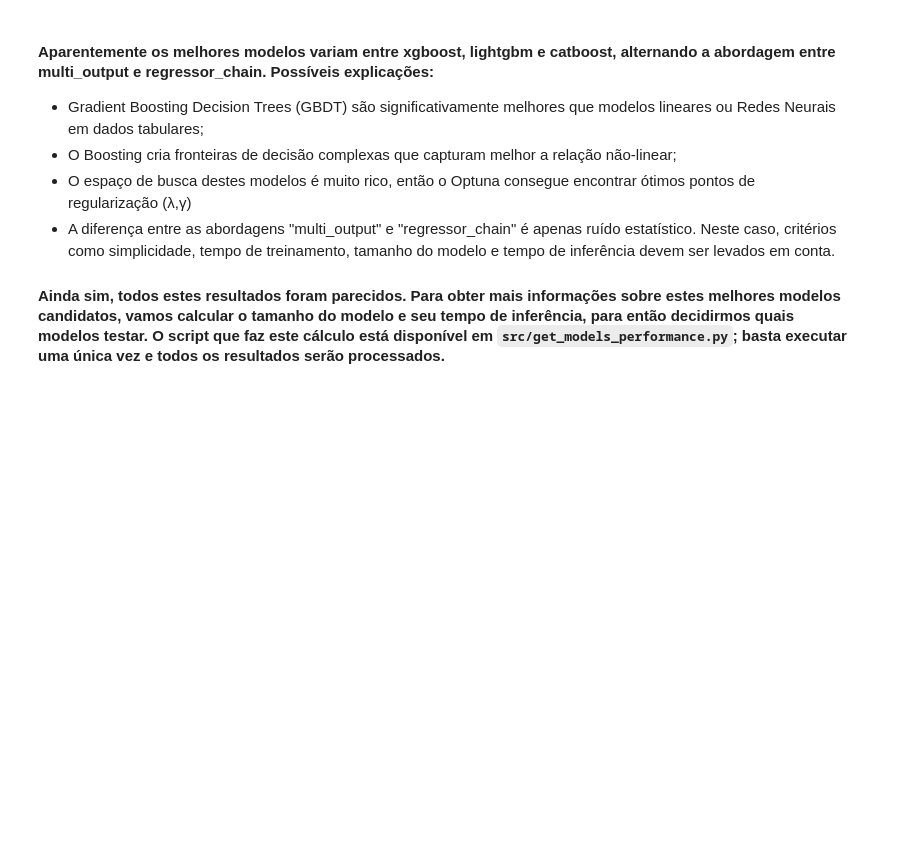
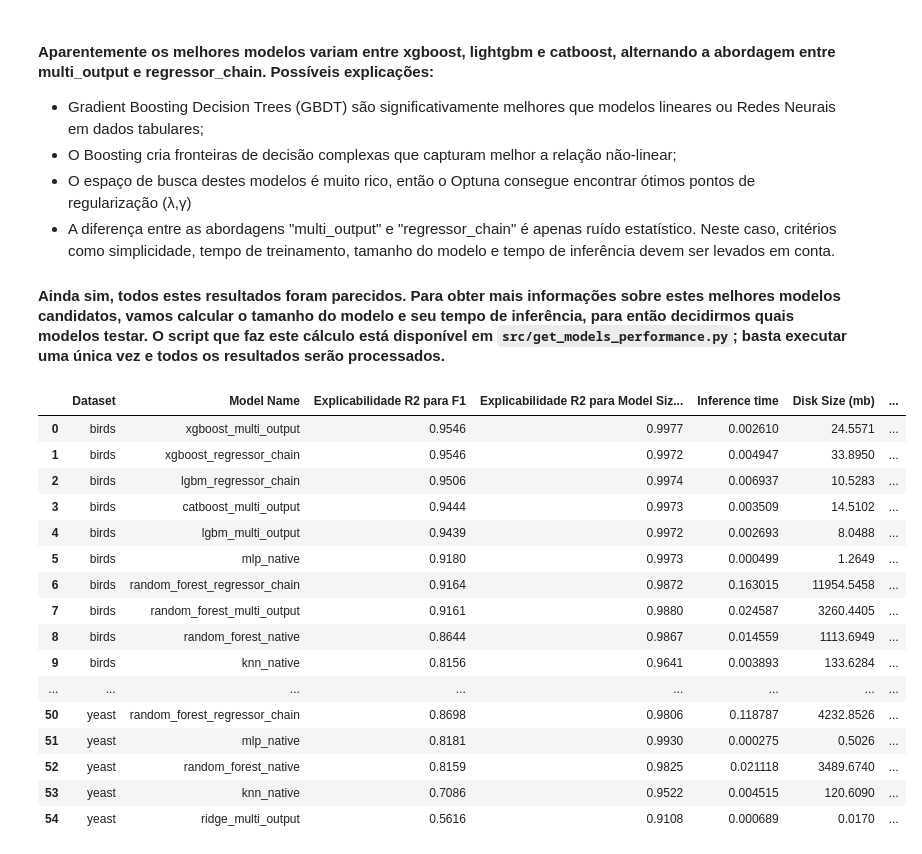
Before and after one commit to DemoreDev/SurrogateProject, a Jupyter notebook: notebooks/03_exploring_results.ipynb, the cells around one changed output. Cells and saved outputs as stored; diff of their text form; code cells hidden in the pictures; blank space fills up the shorter version.

Commit message:
termina de processar os resultados dos experimentos

```diff
--- a/notebooks/03_exploring_results.ipynb
+++ b/notebooks/03_exploring_results.ipynb
@@ -39,3 +39,24 @@ for df in dfs:
 - A diferença entre as abordagens "multi_output" e "regressor_chain" é apenas ruído estatístico. Neste caso, critérios como simplicidade, tempo de treinamento, tamanho do modelo e tempo de inferência devem ser levados em conta.
 
 #### Ainda sim, todos estes resultados foram parecidos. Para obter mais informações sobre estes melhores modelos candidatos, vamos calcular o tamanho do modelo e seu tempo de inferência, para então decidirmos quais modelos testar. O script que faz este cálculo está disponível em `src/get_models_performance.py`; basta executar uma única vez e todos os resultados serão processados.
+# %%
+df_proc = pd.read_csv("../experiments_results/processed/all_results.csv")
+display(df_proc)
+# %% [output]
+|  | Dataset | Model Name | Explicabilidade R2 para F1 | Explicabilidade R2 para Model Siz... | Inference time | Disk Size (mb) | ... |
+| 0 | birds | xgboost_multi_output | 0.9546 | 0.9977 | 0.002610 | 24.5571 | ... |
+| 1 | birds | xgboost_regressor_chain | 0.9546 | 0.9972 | 0.004947 | 33.8950 | ... |
+| 2 | birds | lgbm_regressor_chain | 0.9506 | 0.9974 | 0.006937 | 10.5283 | ... |
+| 3 | birds | catboost_multi_output | 0.9444 | 0.9973 | 0.003509 | 14.5102 | ... |
+| 4 | birds | lgbm_multi_output | 0.9439 | 0.9972 | 0.002693 | 8.0488 | ... |
+| 5 | birds | mlp_native | 0.9180 | 0.9973 | 0.000499 | 1.2649 | ... |
+| 6 | birds | random_forest_regressor_chain | 0.9164 | 0.9872 | 0.163015 | 11954.5458 | ... |
+| 7 | birds | random_forest_multi_output | 0.9161 | 0.9880 | 0.024587 | 3260.4405 | ... |
+| 8 | birds | random_forest_native | 0.8644 | 0.9867 | 0.014559 | 1113.6949 | ... |
+| 9 | birds | knn_native | 0.8156 | 0.9641 | 0.003893 | 133.6284 | ... |
+| ... | ... | ... | ... | ... | ... | ... | ... |
+| 50 | yeast | random_forest_regressor_chain | 0.8698 | 0.9806 | 0.118787 | 4232.8526 | ... |
+| 51 | yeast | mlp_native | 0.8181 | 0.9930 | 0.000275 | 0.5026 | ... |
+| 52 | yeast | random_forest_native | 0.8159 | 0.9825 | 0.021118 | 3489.6740 | ... |
+| 53 | yeast | knn_native | 0.7086 | 0.9522 | 0.004515 | 120.6090 | ... |
+| 54 | yeast | ridge_multi_output | 0.5616 | 0.9108 | 0.000689 | 0.0170 | ... |
```
Also changed, not shown: 7 other files.
